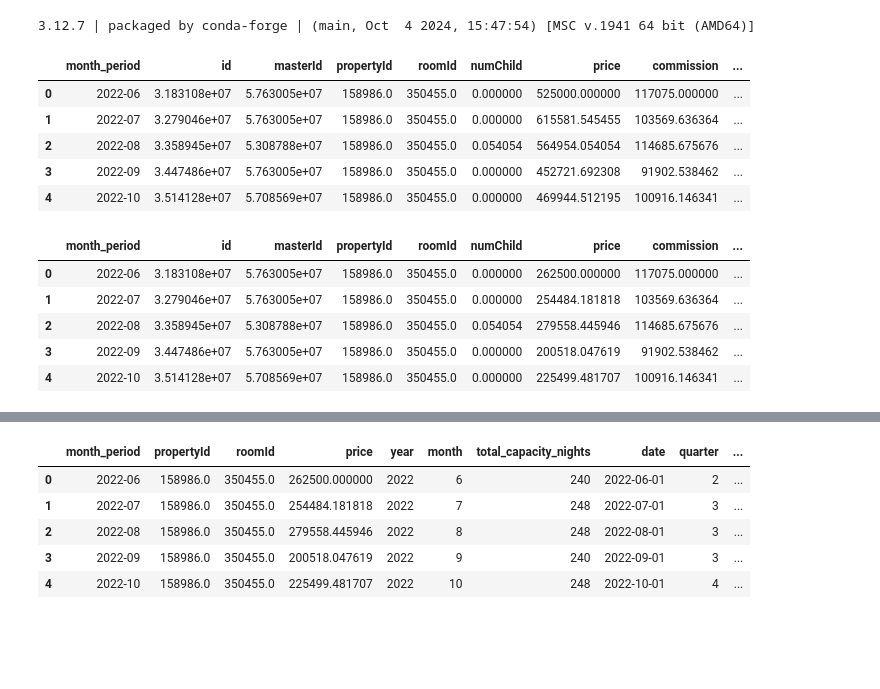
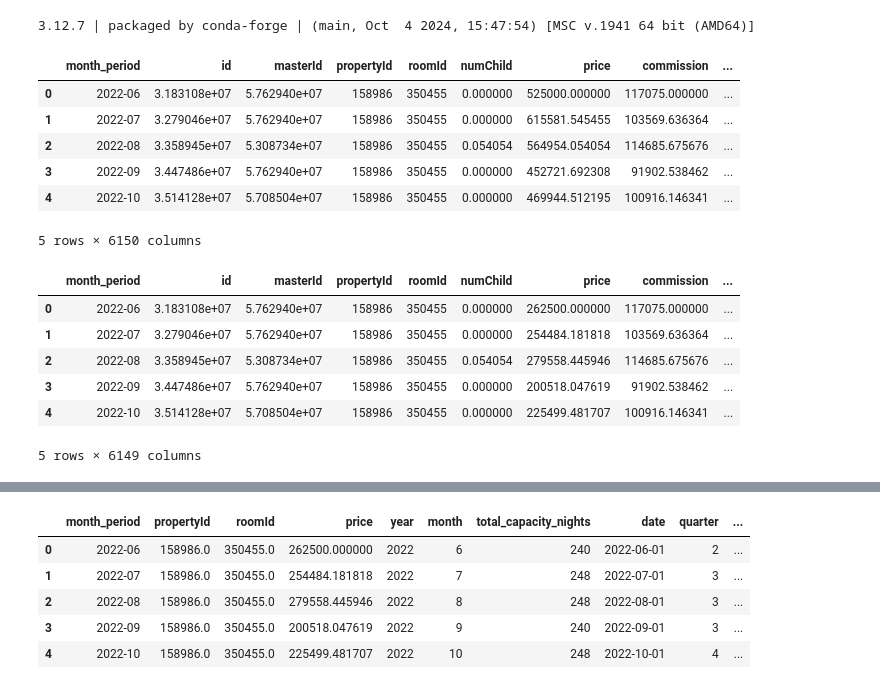
Before and after one commit to notnsas/hotel-demand-forecasting, a Jupyter notebook: notebooks/03_modeling.ipynb, the cells around one changed output, grey strips where cells are left out. Drawn from its saved outputs; the diff is of its cells as text; code cells hidden in the pictures; blank space fills up the shorter version.

```diff
--- a/notebooks/03_modeling.ipynb
+++ b/notebooks/03_modeling.ipynb
@@ -30,26 +30,29 @@ print(sys.version)
 # %% [output]
 3.12.7 | packaged by conda-forge | (main, Oct  4 2024, 15:47:54) [MSC v.1941 64 bit (AMD64)]
 # %%
-df = pd.read_csv('../data/processed/room_monthly_features_v5.2.csv')
+# df = pd.read_csv('../data/processed/room_monthly_features_v5.2.csv') # Best so far
+df = pd.read_csv('../data/processed/room_monthly_features_v6.csv')
 df.head()
 # %% [output]
 |  | month_period | id | masterId | propertyId | roomId | numChild | price | commission | ... |
-| 0 | 2022-06 | 3.183108e+07 | 5.763005e+07 | 158986.0 | 350455.0 | 0.000000 | 525000.000000 | 117075.000000 | ... |
-| 1 | 2022-07 | 3.279046e+07 | 5.763005e+07 | 158986.0 | 350455.0 | 0.000000 | 615581.545455 | 103569.636364 | ... |
-| 2 | 2022-08 | 3.358945e+07 | 5.308788e+07 | 158986.0 | 350455.0 | 0.054054 | 564954.054054 | 114685.675676 | ... |
-| 3 | 2022-09 | 3.447486e+07 | 5.763005e+07 | 158986.0 | 350455.0 | 0.000000 | 452721.692308 | 91902.538462 | ... |
-| 4 | 2022-10 | 3.514128e+07 | 5.708569e+07 | 158986.0 | 350455.0 | 0.000000 | 469944.512195 | 100916.146341 | ... |
+| 0 | 2022-06 | 3.183108e+07 | 5.762940e+07 | 158986 | 350455 | 0.000000 | 525000.000000 | 117075.000000 | ... |
+| 1 | 2022-07 | 3.279046e+07 | 5.762940e+07 | 158986 | 350455 | 0.000000 | 615581.545455 | 103569.636364 | ... |
+| 2 | 2022-08 | 3.358945e+07 | 5.308734e+07 | 158986 | 350455 | 0.054054 | 564954.054054 | 114685.675676 | ... |
+| 3 | 2022-09 | 3.447486e+07 | 5.762940e+07 | 158986 | 350455 | 0.000000 | 452721.692308 | 91902.538462 | ... |
+| 4 | 2022-10 | 3.514128e+07 | 5.708504e+07 | 158986 | 350455 | 0.000000 | 469944.512195 | 100916.146341 | ... |
+5 rows × 6150 columns
 # %%
 df['price'] = df['price_per_day']
 df = df.drop('price_per_day', axis=1)
 df.head()
 # %% [output]
 |  | month_period | id | masterId | propertyId | roomId | numChild | price | commission | ... |
-| 0 | 2022-06 | 3.183108e+07 | 5.763005e+07 | 158986.0 | 350455.0 | 0.000000 | 262500.000000 | 117075.000000 | ... |
-| 1 | 2022-07 | 3.279046e+07 | 5.763005e+07 | 158986.0 | 350455.0 | 0.000000 | 254484.181818 | 103569.636364 | ... |
-| 2 | 2022-08 | 3.358945e+07 | 5.308788e+07 | 158986.0 | 350455.0 | 0.054054 | 279558.445946 | 114685.675676 | ... |
-| 3 | 2022-09 | 3.447486e+07 | 5.763005e+07 | 158986.0 | 350455.0 | 0.000000 | 200518.047619 | 91902.538462 | ... |
-| 4 | 2022-10 | 3.514128e+07 | 5.708569e+07 | 158986.0 | 350455.0 | 0.000000 | 225499.481707 | 100916.146341 | ... |
+| 0 | 2022-06 | 3.183108e+07 | 5.762940e+07 | 158986 | 350455 | 0.000000 | 262500.000000 | 117075.000000 | ... |
+| 1 | 2022-07 | 3.279046e+07 | 5.762940e+07 | 158986 | 350455 | 0.000000 | 254484.181818 | 103569.636364 | ... |
+| 2 | 2022-08 | 3.358945e+07 | 5.308734e+07 | 158986 | 350455 | 0.054054 | 279558.445946 | 114685.675676 | ... |
+| 3 | 2022-09 | 3.447486e+07 | 5.762940e+07 | 158986 | 350455 | 0.000000 | 200518.047619 | 91902.538462 | ... |
+| 4 | 2022-10 | 3.514128e+07 | 5.708504e+07 | 158986 | 350455 | 0.000000 | 225499.481707 | 100916.146341 | ... |
+5 rows × 6149 columns
 # %%
 df.select_dtypes(include=['number']).columns
 # %% [output]
```
Also changed, not shown: parts of 46 cells of this notebook, 1 other file.
